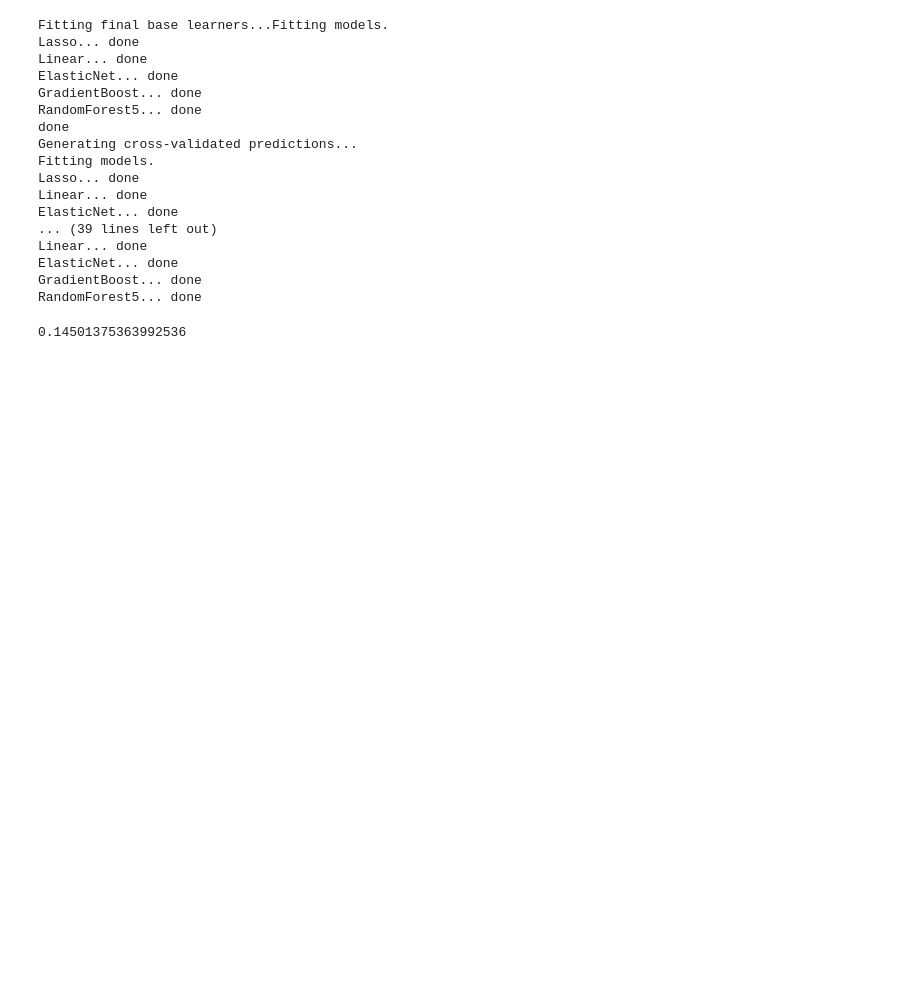
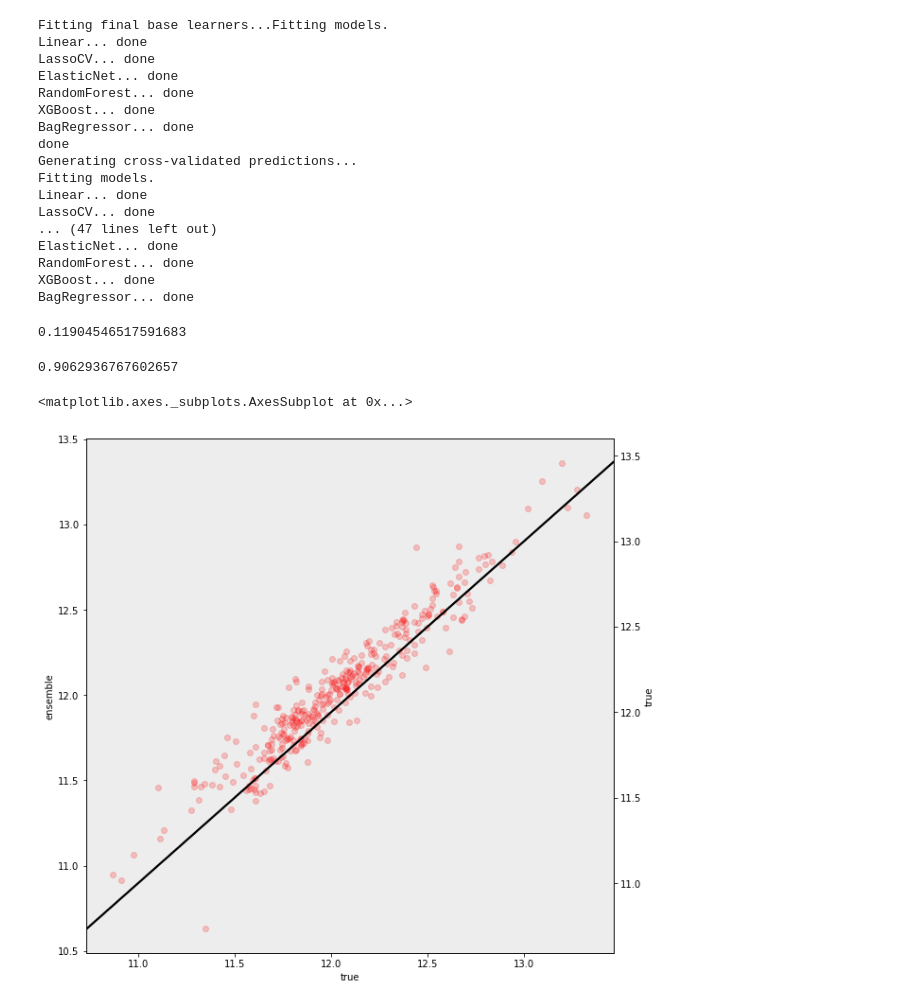
Before and after one commit to deanjgoldman/housing-ml, a Jupyter notebook: Ensemble.ipynb, the cells around one changed output. Drawn from its saved outputs; the diff is of its cells as text; code cells hidden in the pictures; blank space fills up the shorter version.

Commit message:
Full Ensemble and pkl files

```diff
--- a/Ensemble.ipynb
+++ b/Ensemble.ipynb
@@ -126,24 +70,18 @@ X_train, X_test, y_train, y_test = full_set_split(train_dummies)
+# %%
+data = joblib.load("data.pkl")
+y = joblib.load("y.pkl")
+X_train, X_test, y_train, y_test = train_test_split(data, y)
 # %%
-from sklearn.pipeline import make_pipeline
-
 def get_models():
-    """Generate a library of base learners."""
-    lm = LinearRegression()
-    lasso = model_lasso = LassoCV(normalize=True, cv=6)
-    elastic_net = ElasticNetCV(alphas=[.001])
-    gbm = GradientBoostingRegressor(n_estimators=1000, learning_rate=0.085,
-                                       max_depth=2, max_features=10,loss="huber")
-    rf_5 = RandomForestRegressor(n_estimators=500)
-#     ada = AdaBoostRegressor(base_estimator=rf)
-    models = {'Lasso': lasso,
-              "Linear": lm,
-              'ElasticNet': elastic_net,
-              'GradientBoost': gbm,
-              'RandomForest5': rf_5,
-#               'RandomForest1': rf1,
-#               'RandomForest2': rf2,
-#               'AdaBoost': ada
-              }
+    models = joblib.load("models.pkl")
+    # These modifications are for testing runtime speeds
+    # and handling errors.
+    models["RandomForest"] = RandomForestRegressor()
+    # There is a bug in this code prevents XGBoost
+    # from making its final base learner predictions.
+    # This is a temporary fix.
+    models["XGBoost"] = gboost = GradientBoostingRegressor(n_estimators=1000, learning_rate=0.085,
+                                   max_depth=2, max_features=10,loss="huber")
     return models
 
 
@@ -258,7 +187,6 @@ def stacking(base_learners, meta_learner, X, y, generator):
 meta_learner = GradientBoostingRegressor(n_estimators=2000)
 # %%
 from sklearn.model_selection import KFold
-
 # Train with stacking
 cv_base_learners, cv_meta_learner = stacking(
     get_models(), clone(meta_learner), X_train.values, y_train.values, KFold(3))
@@ -266,26 +194,41 @@ cv_base_learners, cv_meta_learner = stacking(
 P_pred, p = ensemble_predict(cv_base_learners, cv_meta_learner, X_test)
 # %% [output]
 Fitting final base learners...Fitting models.
-Lasso... done
 Linear... done
+LassoCV... done
 ElasticNet... done
-GradientBoost... done
-RandomForest5... done
+RandomForest... done
+XGBoost... done
+BagRegressor... done
 done
 Generating cross-validated predictions...
 Fitting models.
-Lasso... done
 Linear... done
+LassoCV... done
+... (47 lines left out)
 ElasticNet... done
-... (39 lines left out)
-Linear... done
-ElasticNet... done
-GradientBoost... done
-RandomForest5... done
+RandomForest... done
+XGBoost... done
+BagRegressor... done
 # %%
 def rmse_cv_stack(model, X, y):
     rmse= np.sqrt(-cross_val_score(model, X, y, scoring="neg_mean_squared_error", cv = 10))
     return(rmse)
 print(rmse_cv_stack(cv_meta_learner, P_pred, y_test).mean())
 # %% [output]
-0.14501375363992536
+0.11904546517591683
+# %%
+r2_score(p, y_test)
+# %% [output]
+0.9062936767602657
+# %%
+all_preds = pd.DataFrame({"ensemble": p,
+                          "true": y_test})
+fig, ax = plt.subplots(figsize=(10,10))
+ax.set_axis_bgcolor("#ededed")
+sns.regplot(x='true', y='ensemble', data=all_preds, ax=ax, color="red", fit_reg=False, scatter_kws={'alpha':0.2})
+ax2 = ax.twinx()
+sns.regplot(x='true', y='true', data=all_preds, ax=ax2, color="black", fit_reg=True, scatter_kws={'alpha': 0})
+# %% [output]
+<matplotlib.axes._subplots.AxesSubplot at 0x...>
+[figure, added]
```
Also changed, not shown: parts of 6 cells of this notebook, 3 other files.
